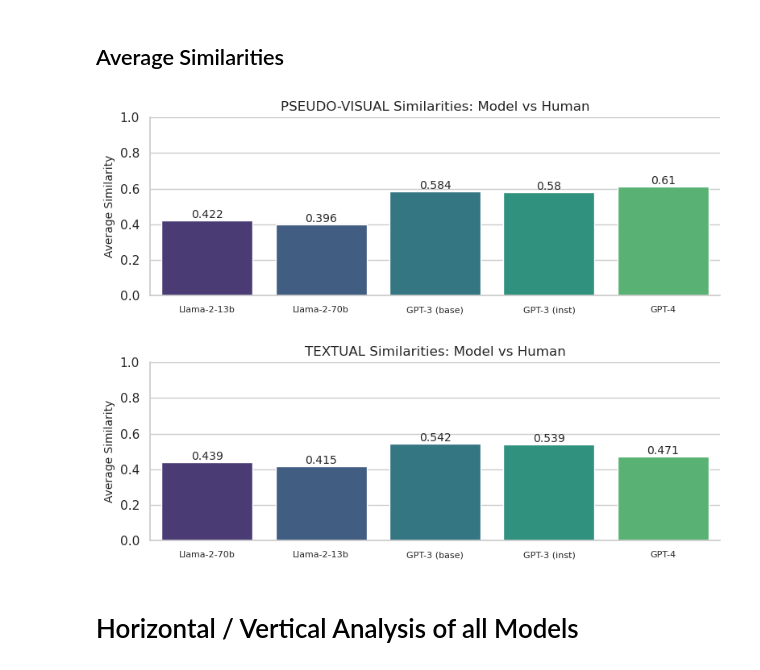
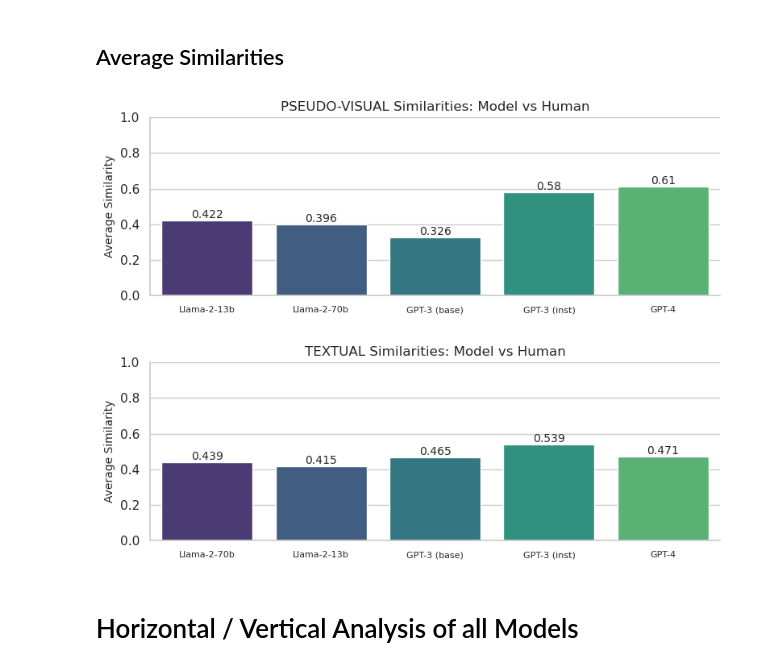
Before and after one commit to PhilWicke/Image-Schemas-in-LLMs, a Jupyter notebook: src/experiment_01/D_Evaluation.ipynb, the cells around one changed output. Saved outputs shown, nothing was run; the diff lists cells and outputs as text; code cells hidden in the pictures.

```diff
--- a/src/experiment_01/D_Evaluation.ipynb
+++ b/src/experiment_01/D_Evaluation.ipynb
@@ -172,7 +172,7 @@ data = data[~data['Model'].isin(models_to_exclude)]
 model_mapping = {
     'Llama-2-13b-chat-hf': 'Llama-2-13b',
     'Llama-2-70b-chat-hf': 'Llama-2-70b',
-    'text-davinci-002': 'GPT-3 (base)',
+    'davinci-002': 'GPT-3 (base)',
     'text-davinci-003': 'GPT-3 (inst)',
     'gpt-4': 'GPT-4'
 }
@@ -182,34 +182,34 @@ data['Model'] = data['Model'].map(model_mapping)
 sns.set(style="whitegrid")
 sns.set_palette("viridis")
 
 # Create bar plot with y-axis scaled to 0-1
 plt.figure(figsize=(8, 3))
 bars = sns.barplot(x="Model", y="Average Similarity", data=data)
 
 # Set y-axis limits to 0-1
 plt.ylim(0, 1)
 
 # Add labels and title
 plt.ylabel('Average Similarity', fontsize=10)
 plt.xlabel('', fontsize=10)
 plt.title('PSEUDO-VISUAL Similarities: Model vs Human', fontsize=12)
 
 # Add data values on top of the bars
 for bar in bars.patches:
     yval = bar.get_height()
     plt.text(bar.get_x() + bar.get_width()/2, yval, round(yval, 3), ha='center', va='bottom', fontsize=10)
 
 # Rotate x-axis labels for better readability
 plt.xticks(rotation=0, ha='center', fontsize=8)
 
 # Remove the top and right spines for aesthetics
 sns.despine()
 
 # Show the plot
 plt.tight_layout()
 plt.show()
 # %% [output]
-[figure, old version]
+[figure, new version]
 # %%
 import pandas as pd
 import matplotlib.pyplot as plt
@@ -227,7 +227,7 @@ data = data[~data['Model'].isin(models_to_exclude)]
 model_mapping = {
     'Llama-2-13b-chat-hf': 'Llama-2-13b',
     'Llama-2-70b-chat-hf': 'Llama-2-70b',
-    'text-davinci-002': 'GPT-3 (base)',
+    'davinci-002': 'GPT-3 (base)',
     'text-davinci-003': 'GPT-3 (inst)',
     'gpt-4': 'GPT-4'
 }
@@ -264,7 +264,7 @@ sns.despine()
 plt.tight_layout()
 plt.show()
 # %% [output]
-[figure, old version]
+[figure, new version]
 # %% [markdown]
 # Horizontal / Vertical Analysis of all Models
 # %%
```
Also changed, not shown: parts of 13 cells of this notebook, 23 other files.
